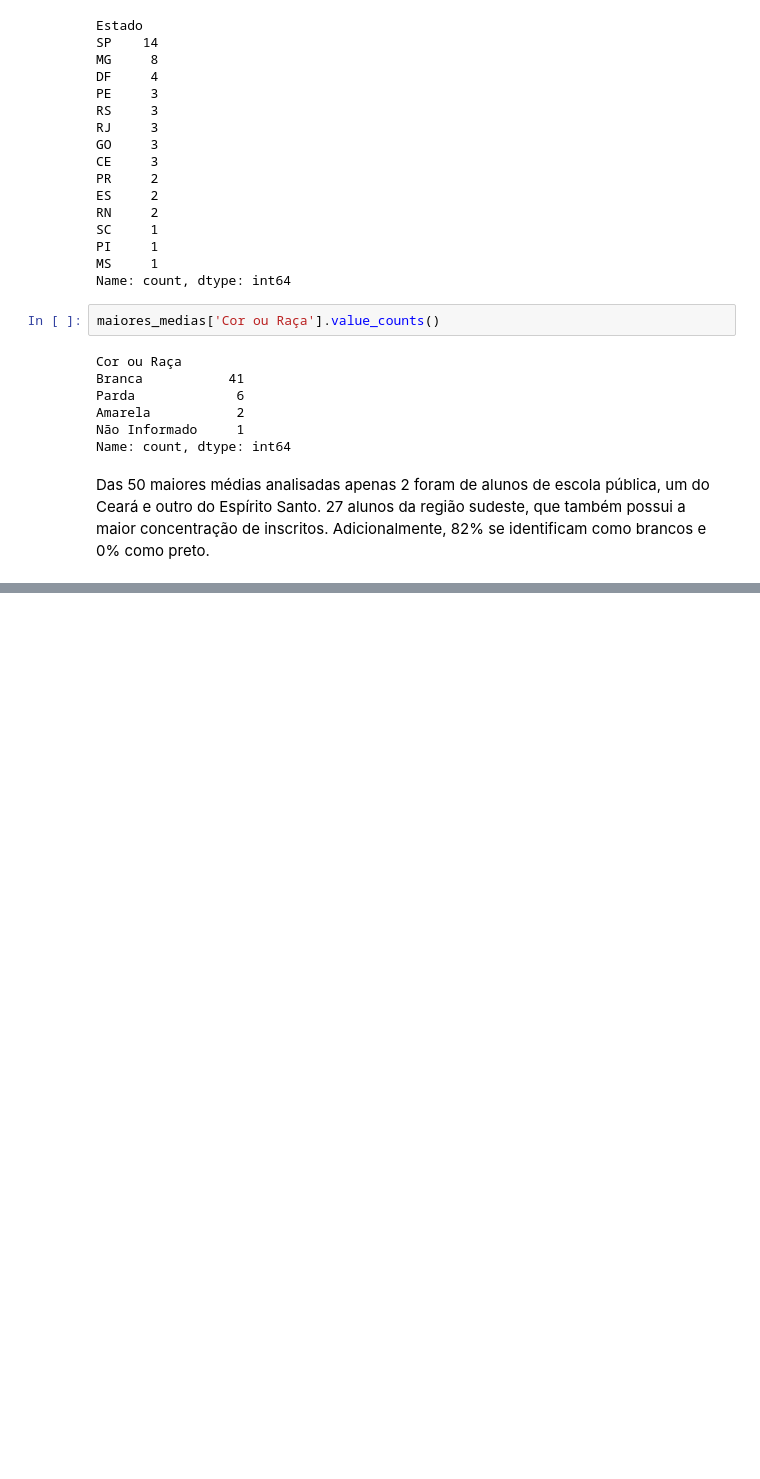
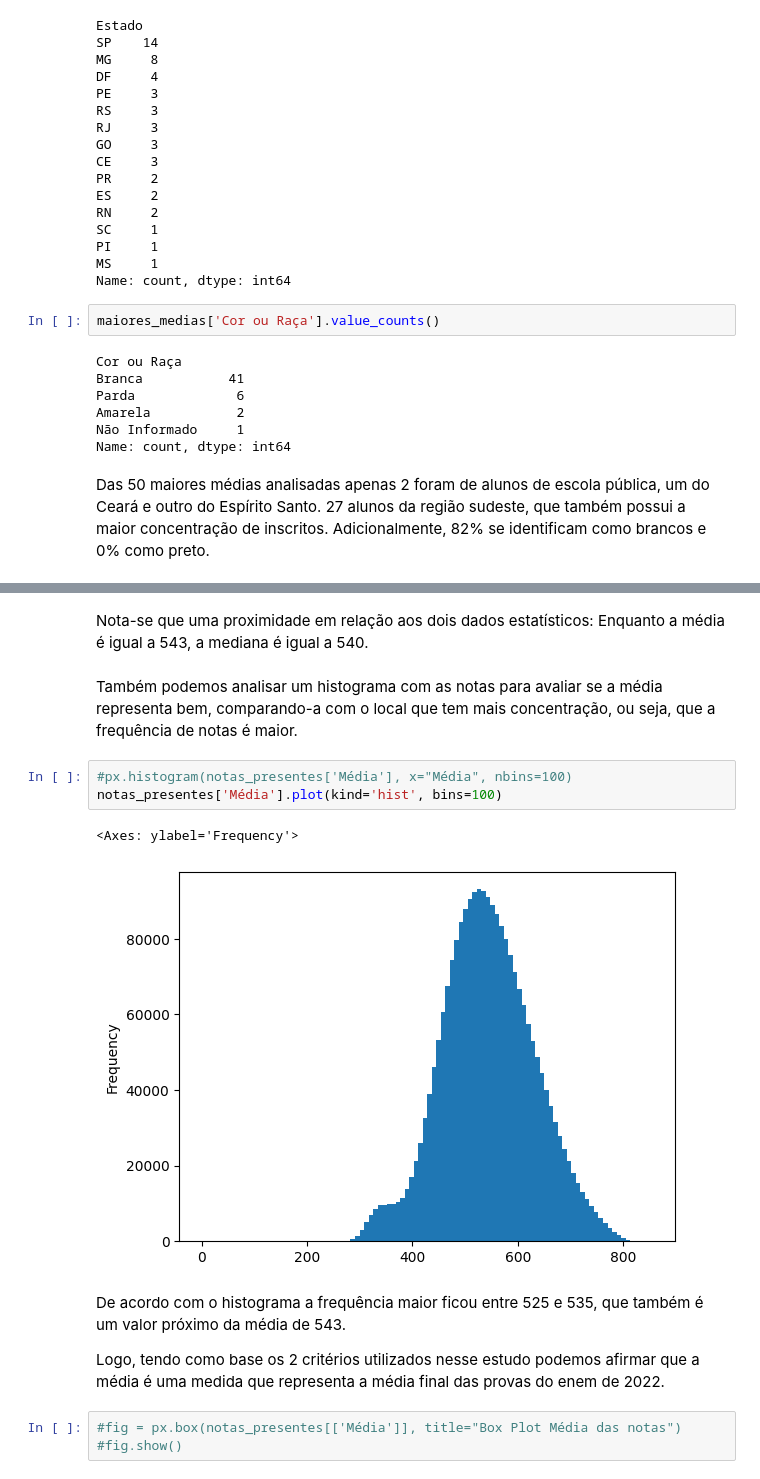
Before and after one commit to Grupo-B-Turma-2-Ada-VemSerTech/Projeto_Mod04_Ada_VemSerTech, a Jupyter notebook: Projeto.ipynb, the cells around one changed output, grey strips where cells are left out. Cells and saved outputs as stored; diff of their text form; blank space fills up the shorter version.

```diff
--- a/Projeto.ipynb
+++ b/Projeto.ipynb
@@ -1256,0 +1300,17 @@ teste
+# %% [markdown]
+Nota-se que uma proximidade em relação aos dois dados estatísticos: Enquanto a média é igual a 543, a mediana é igual a 540.
+# %% [markdown]
+Também podemos analisar um histograma com as notas para avaliar se a média representa bem, comparando-a com o local que tem mais concentração, ou seja, que a frequência de notas é maior.
+# %%
+#px.histogram(notas_presentes['Média'], x="Média", nbins=100)
+notas_presentes['Média'].plot(kind='hist', bins=100)
+# %% [output]
+<Axes: ylabel='Frequency'>
+[figure, added]
+# %% [markdown]
+De acordo com o histograma a frequência maior ficou entre 525 e 535, que também é um valor próximo da média de 543.
+
+Logo, tendo como base os 2 critérios utilizados nesse estudo podemos afirmar que a média é uma medida que representa a média final das provas do enem de 2022.
+# %%
+#fig = px.box(notas_presentes[['Média']], title="Box Plot Média das notas")
+#fig.show()
```
Also changed, not shown: parts of 13 cells of this notebook.
